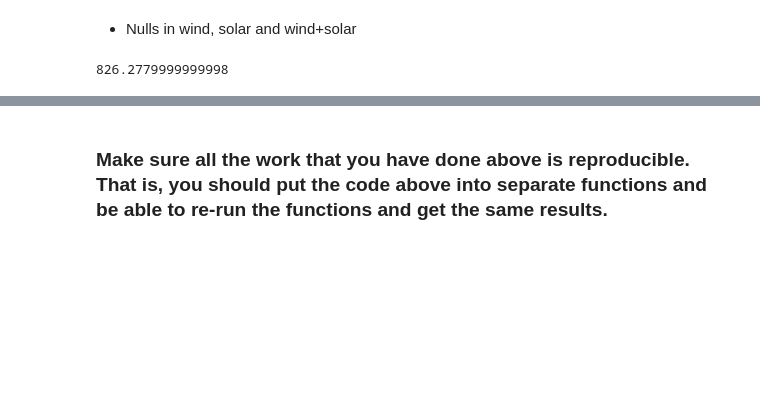
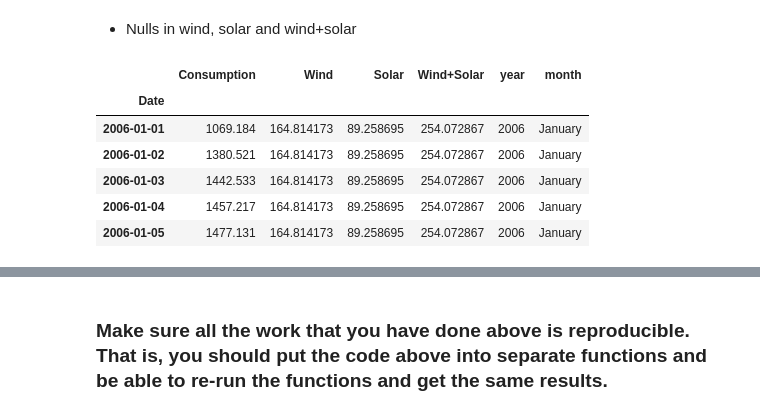
Before and after one commit to SamuelD-Data/time-series-exercises, a Jupyter notebook: prepare.ipynb, the cells around one changed output, grey strips where cells are left out. Saved outputs shown, nothing was run; the diff lists cells and outputs as text; code cells hidden in the pictures; blank space fills up the shorter version.

```diff
--- a/prepare.ipynb
+++ b/prepare.ipynb
@@ -288,7 +288,30 @@ dtypes: float64(4), int64(1), object(1)
 memory usage: 239.7+ KB
 # %% [markdown]
 - Nulls in wind, solar and wind+solar
-# %%
-gdf.Wind.max()
-# %% [output]
-826.2779999999998
+# %%
+# function fills null values in various columns
+def g_null_filler(gdf):
+    """
+    Accepts DF. Fills wind and solar null values with mean of respective columns.
+    Fills wind+solar null values with sum of respective values.
+    """
+    # using fillna to fill null values
+    gdf.Wind = gdf.Wind.fillna(gdf.Wind.mean())
+    gdf.Solar = gdf.Solar.fillna(gdf.Solar.mean())
+    gdf['Wind+Solar'] = gdf['Wind+Solar'].fillna(gdf.Solar + gdf.Wind)
+    # returning df
+    return gdf
+# %%
+# testing function
+gdf = g_null_filler(gdf)
+
+# previewing data
+gdf.head()
+# %% [output]
+|  | Consumption | Wind | Solar | Wind+Solar | year | month |
+| Date |  |  |  |  |  |  |
+| 2006-01-01 | 1069.184 | 164.814173 | 89.258695 | 254.072867 | 2006 | January |
+| 2006-01-02 | 1380.521 | 164.814173 | 89.258695 | 254.072867 | 2006 | January |
+| 2006-01-03 | 1442.533 | 164.814173 | 89.258695 | 254.072867 | 2006 | January |
+| 2006-01-04 | 1457.217 | 164.814173 | 89.258695 | 254.072867 | 2006 | January |
+| 2006-01-05 | 1477.131 | 164.814173 | 89.258695 | 254.072867 | 2006 | January |
```
Also changed, not shown: parts of 1 cell of this notebook, 1 other file.
